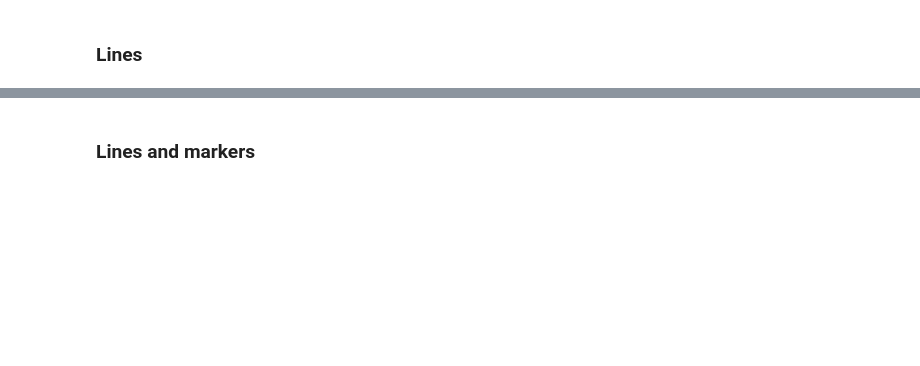
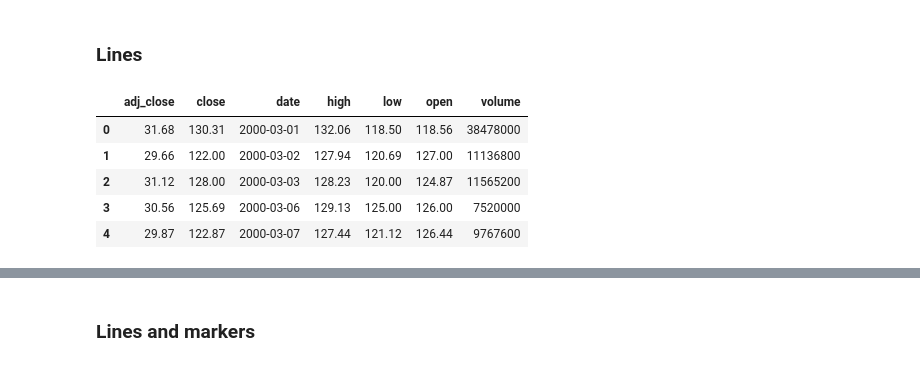
Before and after one commit to wsurles/datacamp_courses, a Jupyter notebook: python_courses/interactive_data_visualization_with_bokeh/interactive_data_visualization_with_bokeh.ipynb, the cells around one changed output, grey strips where cells are left out. Cells and saved outputs as stored; diff of their text form; code cells hidden in the pictures; blank space fills up the shorter version.

```diff
--- a/python_courses/interactive_data_visualization_with_bokeh/interactive_data_visualization_with_bokeh.ipynb
+++ b/python_courses/interactive_data_visualization_with_bokeh/interactive_data_visualization_with_bokeh.ipynb
@@ -125,2 +266,13 @@ show(p)
 # %% [markdown]
 ### Lines
+# %%
+file = 'https://assets.datacamp.com/production/course_1392/datasets/aapl.csv'
+stock = pd.read_csv(file, parse_dates = ['date'], index_col = 0)
+stock.head()
+# %% [output]
+|  | adj_close | close | date | high | low | open | volume |
+| 0 | 31.68 | 130.31 | 2000-03-01 | 132.06 | 118.50 | 118.56 | 38478000 |
+| 1 | 29.66 | 122.00 | 2000-03-02 | 127.94 | 120.69 | 127.00 | 11136800 |
+| 2 | 31.12 | 128.00 | 2000-03-03 | 128.23 | 120.00 | 124.87 | 11565200 |
+| 3 | 30.56 | 125.69 | 2000-03-06 | 129.13 | 125.00 | 126.00 | 7520000 |
+| 4 | 29.87 | 122.87 | 2000-03-07 | 127.44 | 121.12 | 126.44 | 9767600 |
```
Also changed, not shown: parts of 63 cells of this notebook, 2 other files.
